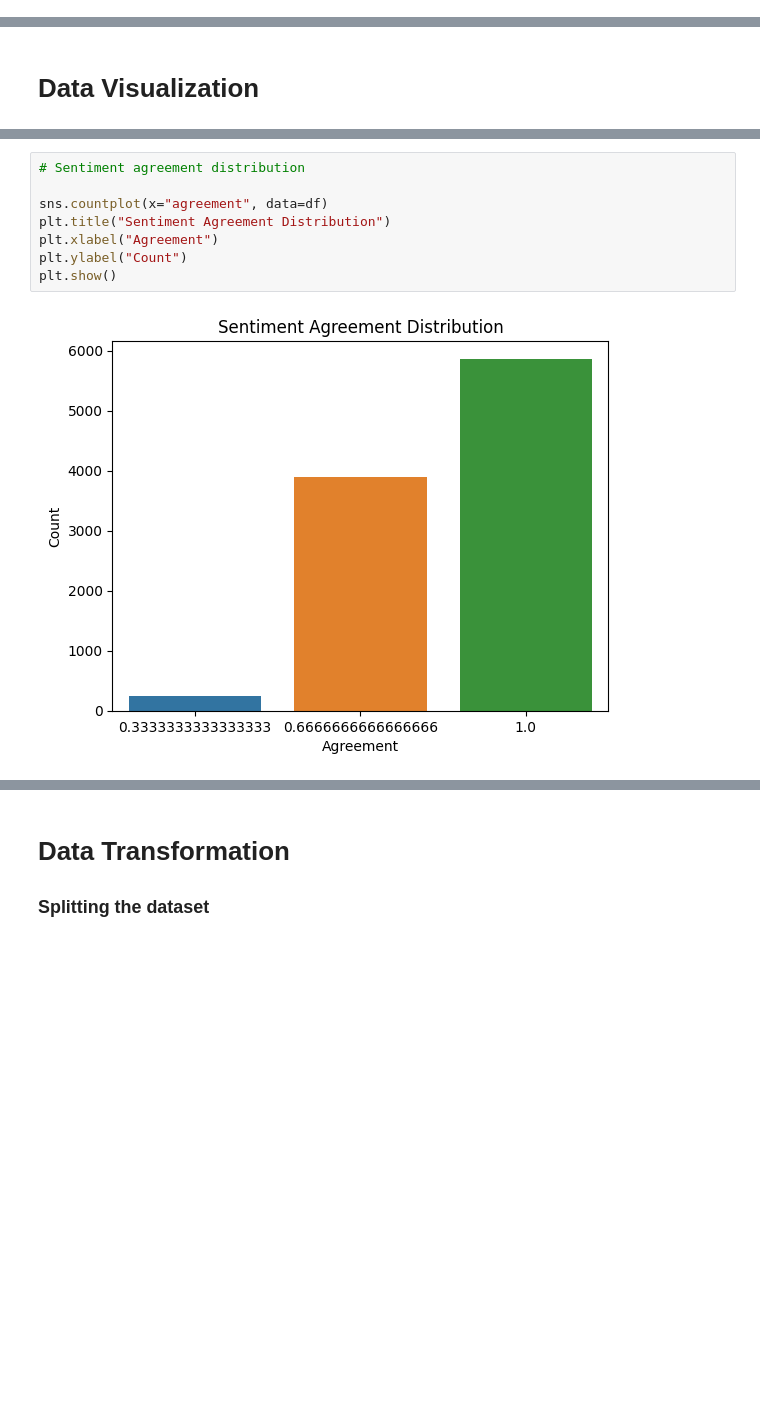
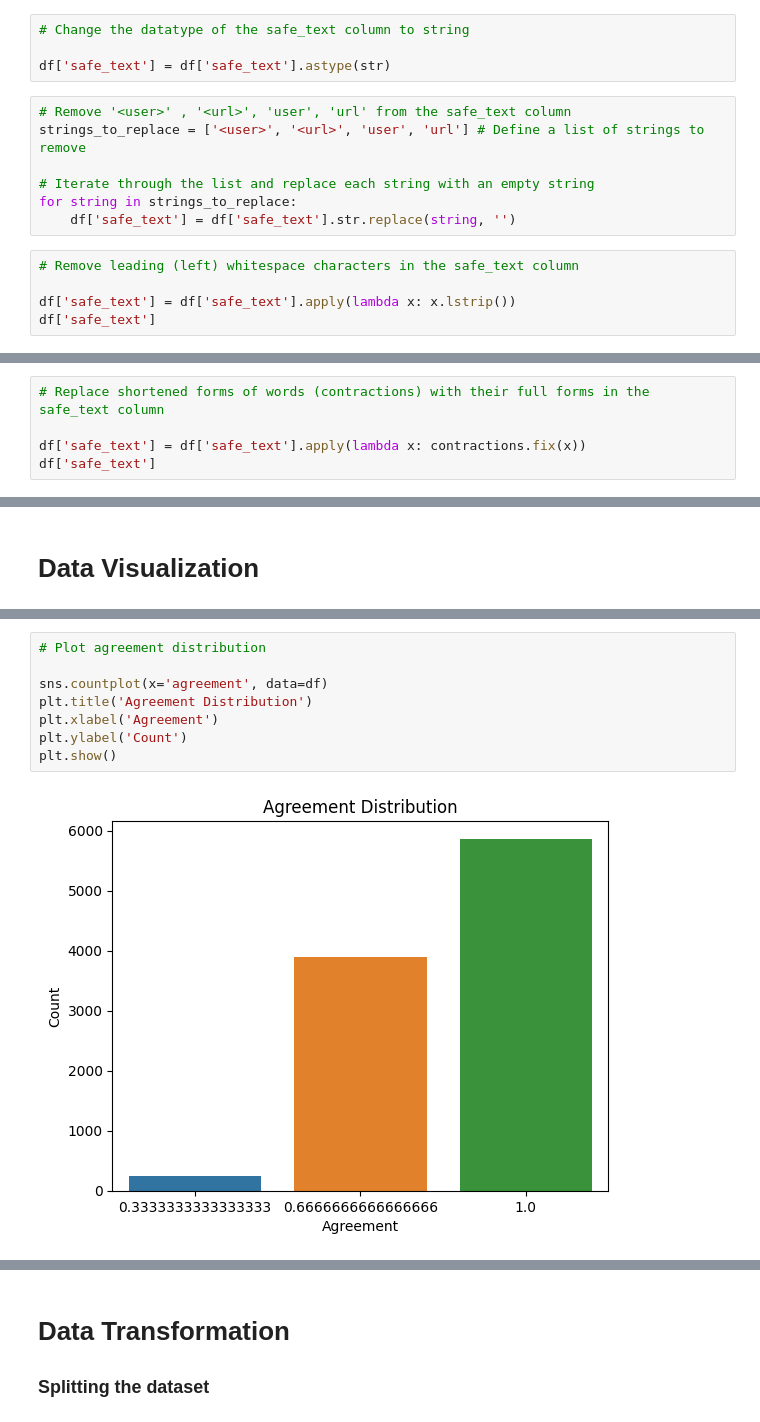
Before and after one commit to iameberedavid/Sentiment-Analysis-of-Covid-Vaccine-Tweets, a Jupyter notebook: Dev/Fine_tuning_Hugging_face_text_classification_model.ipynb, the cells around one changed output, grey strips where cells are left out. Saved outputs shown, nothing was run; the diff lists cells and outputs as text; blank space fills up the shorter version.

```diff
--- a/Dev/Fine_tuning_Hugging_face_text_classification_model.ipynb
+++ b/Dev/Fine_tuning_Hugging_face_text_classification_model.ipynb
@@ -139,0 +192,16 @@ There are no duplicates in the dataset.
+# %%
+# Change the datatype of the safe_text column to string
+
+df['safe_text'] = df['safe_text'].astype(str)
+# %%
+# Remove '<user>' , '<url>', 'user', 'url' from the safe_text column
+strings_to_replace = ['<user>', '<url>', 'user', 'url'] # Define a list of strings to remove
+
+# Iterate through the list and replace each string with an empty string
+for string in strings_to_replace:
+    df['safe_text'] = df['safe_text'].str.replace(string, '')
+# %%
+# Remove leading (left) whitespace characters in the safe_text column
+
+df['safe_text'] = df['safe_text'].apply(lambda x: x.lstrip())
+df['safe_text']
@@ -139,0 +221,5 @@ There are no duplicates in the dataset.
+# %%
+# Replace shortened forms of words (contractions) with their full forms in the safe_text column
+
+df['safe_text'] = df['safe_text'].apply(lambda x: contractions.fix(x))
+df['safe_text']
@@ -152,10 +253,10 @@ plt.show()
 # %%
-# Sentiment agreement distribution
+# Plot agreement distribution
 
-sns.countplot(x="agreement", data=df)
-plt.title("Sentiment Agreement Distribution")
-plt.xlabel("Agreement")
-plt.ylabel("Count")
+sns.countplot(x='agreement', data=df)
+plt.title('Agreement Distribution')
+plt.xlabel('Agreement')
+plt.ylabel('Count')
 plt.show()
 # %% [output]
-[figure, old version]
+[figure, new version]
```
Also changed, not shown: parts of 52 cells of this notebook, 1 other file.
